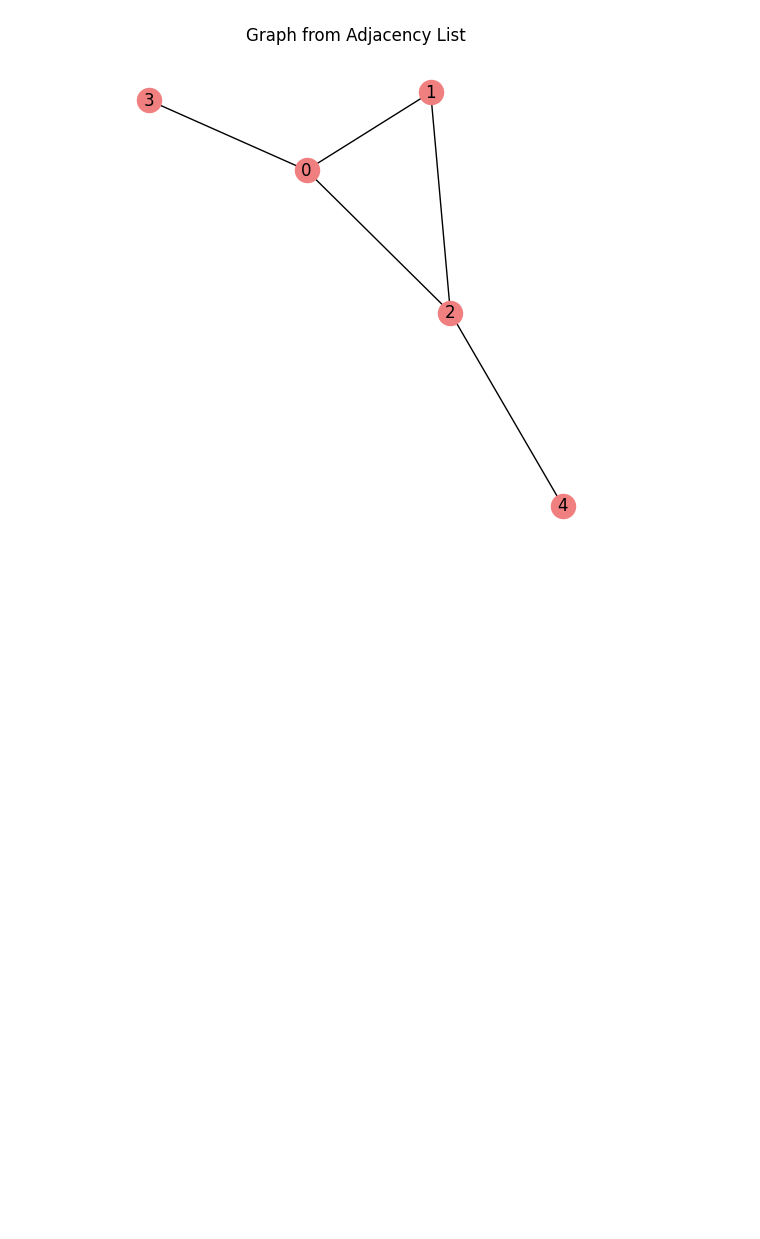
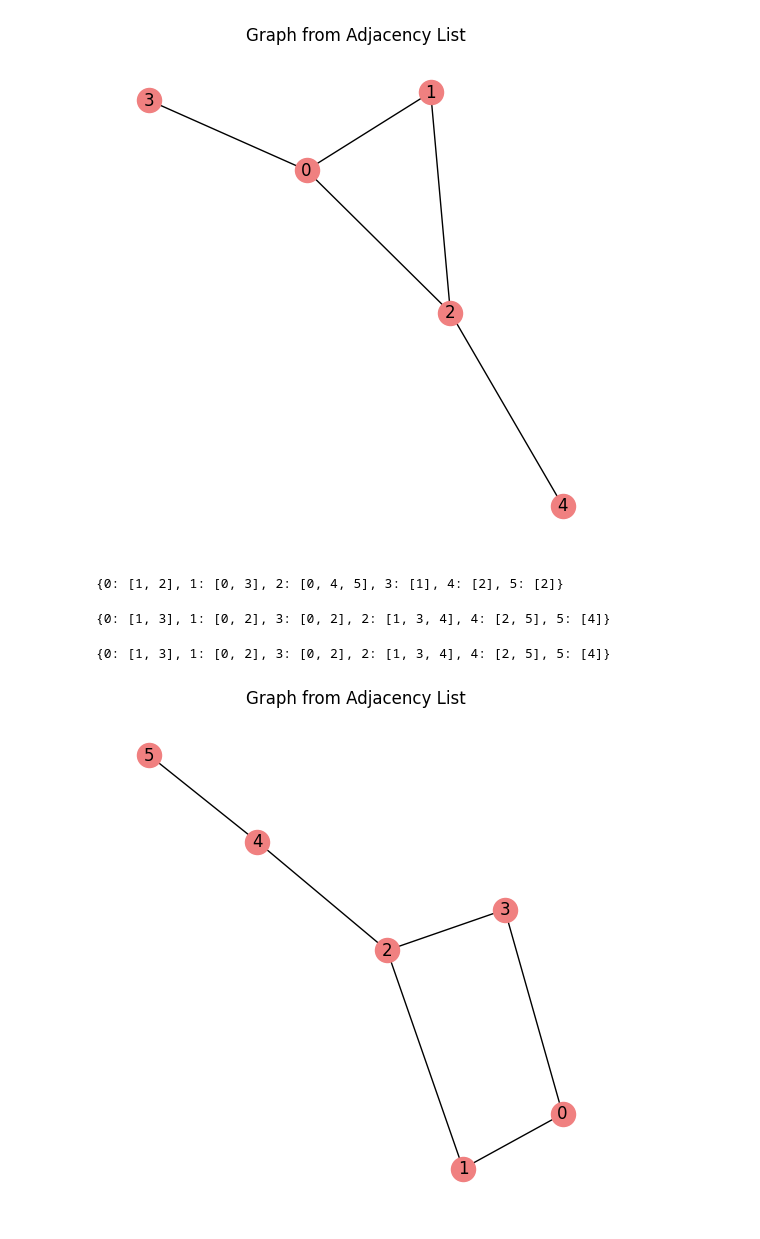
Before and after one commit to ianolpx/algorithm-guide, a Jupyter notebook: 05_graph.ipynb, the cells around one changed output. Cells and saved outputs as stored; diff of their text form; code cells hidden in the pictures; blank space fills up the shorter version.

Commit message:
FEAT - Add a graph (dfs, bfs)

```diff
--- a/05_graph.ipynb
+++ b/05_graph.ipynb
@@ -246,3 +246,43 @@ plt.tight_layout()
 plt.show()
 # %% [output]
 [figure]
+# %%
+class Graph:
+    def __init__(self):
+        self.graph = {}
+
+    def add_edge(self, u, v):
+        if u not in self.graph:
+            self.graph[u] = []
+        self.graph[u].append(v)
+        if v not in self.graph:
+            self.graph[v] = []
+        self.graph[v].append(u)
+
+    def print_graph(self):
+        for vertex in self.graph:
+            print(vertex, ":", self.graph[vertex])
+# %%
+graph = Graph()
+graph.add_edge(0, 1)
+graph.add_edge(0, 2)
+graph.add_edge(1, 3)
+graph.add_edge(2, 4)
+graph.add_edge(2, 5)
+
+
+graph.graph
+# %% [output]
+{0: [1, 2], 1: [0, 3], 2: [0, 4, 5], 3: [1], 4: [2], 5: [2]}
+# %%
+graph = Graph()
+graph.add_edge(0, 1)
+graph.add_edge(0, 3)
+graph.add_edge(1, 2)
+graph.add_edge(2, 3)
+graph.add_edge(4, 2)
+graph.add_edge(4, 5)
+
+graph.graph
+# %% [output]
+{0: [1, 3], 1: [0, 2], 3: [0, 2], 2: [1, 3, 4], 4: [2, 5], 5: [4]}
@@ -248,0 +298,20 @@ plt.show()
+# %%
+graph.graph
+# %% [output]
+{0: [1, 3], 1: [0, 2], 3: [0, 2], 2: [1, 3, 4], 4: [2, 5], 5: [4]}
+# %%
+import networkx as nx
+import matplotlib.pyplot as plt
+
+
+# 인접 리스트를 이용한 그래프 생성
+adjacency_list_graph = nx.Graph(graph.graph)
+
+plt.figure(figsize=(5, 5))
+nx.draw(adjacency_list_graph, with_labels=True, node_color='lightcoral')
+plt.title("Graph from Adjacency List")
+
+plt.tight_layout()
+plt.show()
+# %% [output]
+[figure, added]
```
Also changed, not shown: parts of 7 cells of this notebook.
